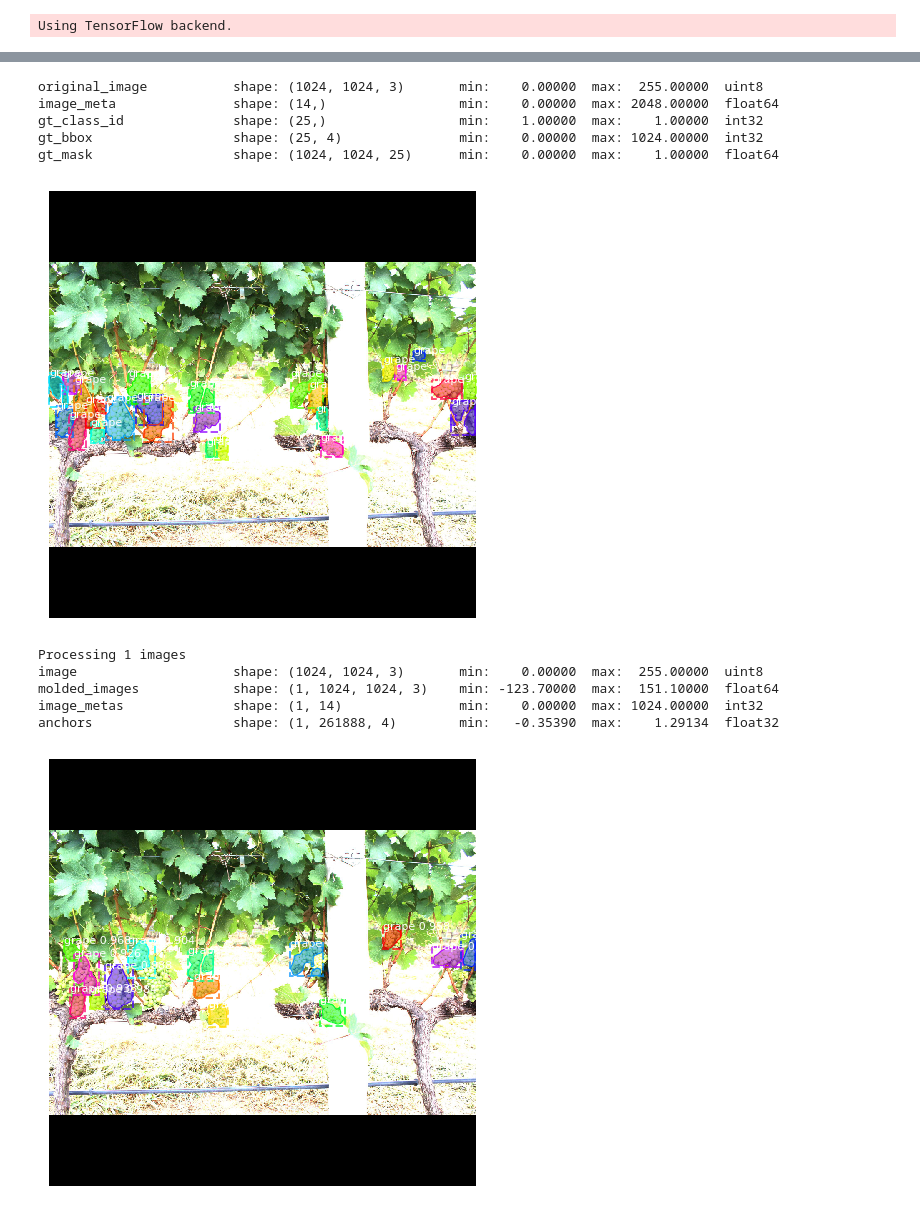
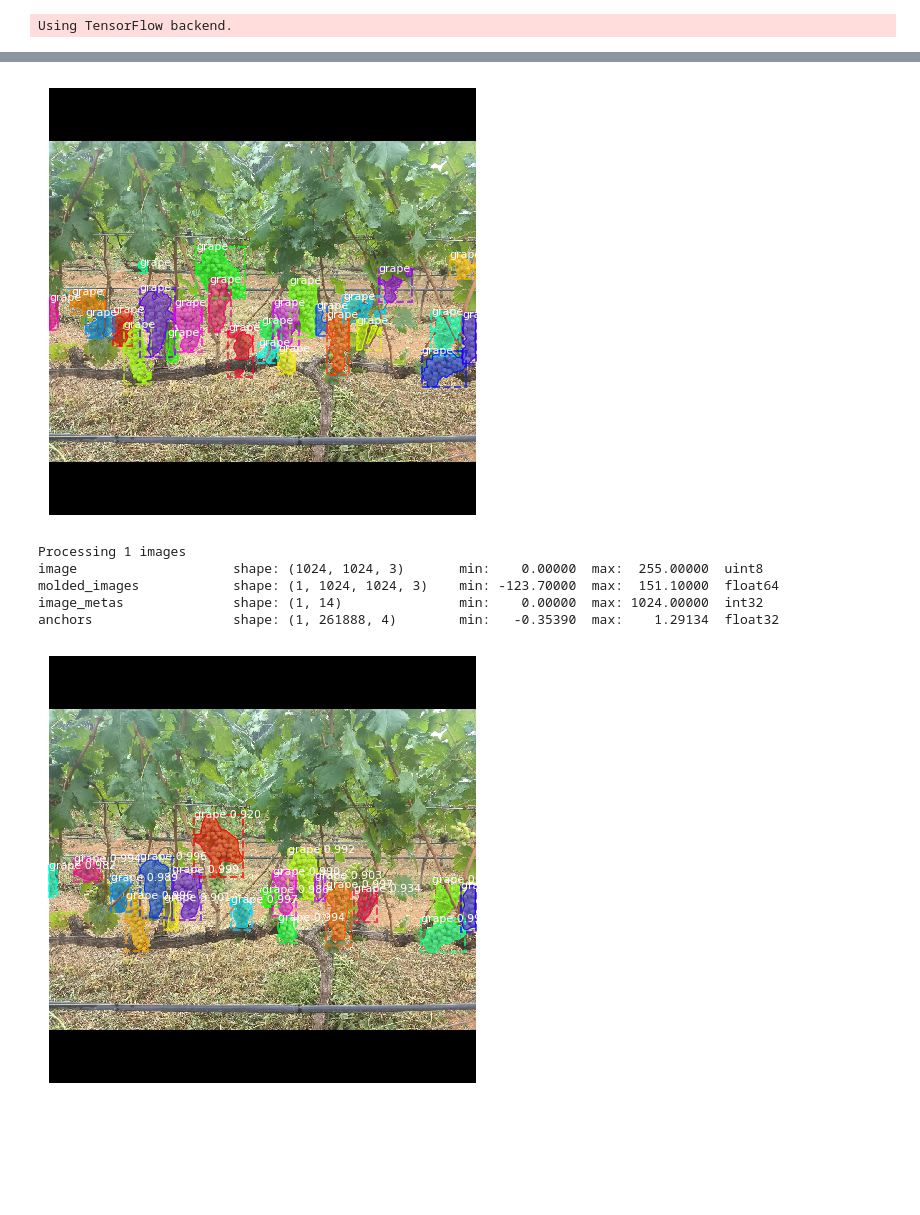
Before and after one commit to agelosk/grapes-recognition, a Jupyter notebook: test-grapes.ipynb, the cells around one changed output, grey strips where cells are left out. Saved outputs shown, nothing was run; the diff lists cells and outputs as text; code cells hidden in the pictures; blank space fills up the shorter version.

```diff
--- a/test-grapes.ipynb
+++ b/test-grapes.ipynb
@@ -65,39 +66,26 @@ Loading weights from  C:\Users\AgelosK\grapes-recognition\mask_rcnn_grapes.h5
 # %%
-# Test on a random image from val test
-# some images are heavily augmented (with rain,fog or extreme contrast/brightness) and hence it might
-# be really hard to get great results.
-# To test on non-augmented natural images load test set in the next-next cell.
+#The first image presents the ground truth and the second the prediction of our model
+
 image_id = random.choice(dataset_val.image_ids)
 original_image, image_meta, gt_class_id, gt_bbox, gt_mask =  modellib.load_image_gt(dataset_val, inference_config,
                                                                                     image_id, use_mini_mask=False)
-
-log("original_image", original_image)
-log("image_meta", image_meta)
-log("gt_class_id", gt_class_id)
-log("gt_bbox", gt_bbox)
-log("gt_mask", gt_mask)
 
 visualize.display_instances(original_image, gt_bbox, gt_mask, gt_class_id,
                             dataset_val.class_names, figsize=(8, 8))
 
 
 results = model.detect([original_image], verbose=1)
+r = results[0]
 
-r = results[0]
 visualize.display_instances(original_image, r['rois'], r['masks'], r['class_ids'],
                             dataset_val.class_names, r['scores'], ax=get_ax())
 # %% [output]
+[figure, new version]
-original_image           shape: (1024, 1024, 3)       min:    0.00000  max:  255.00000  uint8
-image_meta               shape: (14,)                 min:    0.00000  max: 2048.00000  float64
-gt_class_id              shape: (25,)                 min:    1.00000  max:    1.00000  int32
-gt_bbox                  shape: (25, 4)               min:    0.00000  max: 1024.00000  int32
-gt_mask                  shape: (1024, 1024, 25)      min:    0.00000  max:    1.00000  float64
+Processing 1 images
+image                    shape: (1024, 1024, 3)       min:    0.00000  max:  255.00000  uint8
+molded_images            shape: (1, 1024, 1024, 3)    min: -123.70000  max:  151.10000  float64
+image_metas              shape: (1, 14)               min:    0.00000  max: 1024.00000  int32
+anchors                  shape: (1, 261888, 4)        min:   -0.35390  max:    1.29134  float32
-[figure, old version]
-Processing 1 images
-image                    shape: (1024, 1024, 3)       min:    0.00000  max:  255.00000  uint8
-molded_images            shape: (1, 1024, 1024, 3)    min: -123.70000  max:  151.10000  float64
-image_metas              shape: (1, 14)               min:    0.00000  max: 1024.00000  int32
-anchors                  shape: (1, 261888, 4)        min:   -0.35390  max:    1.29134  float32
-[figure, old version]
+[figure, new version]
 # %%
 # Compute VOC-Style mAP @ IoU=0.5
```
Also changed, not shown: parts of 5 cells of this notebook, 14 other files.
